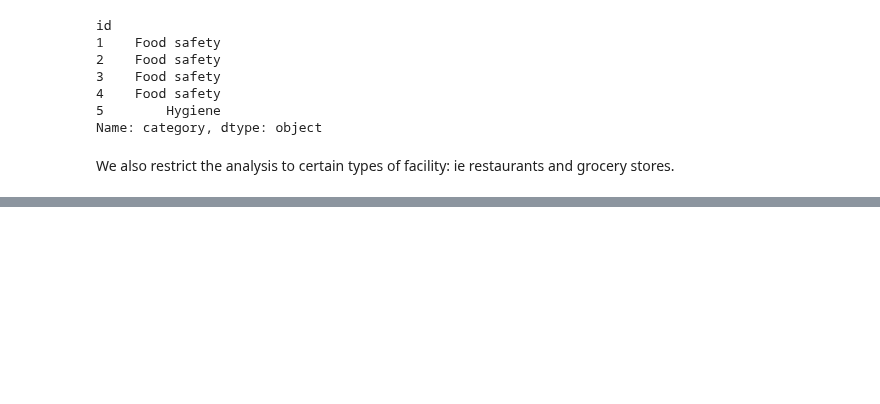
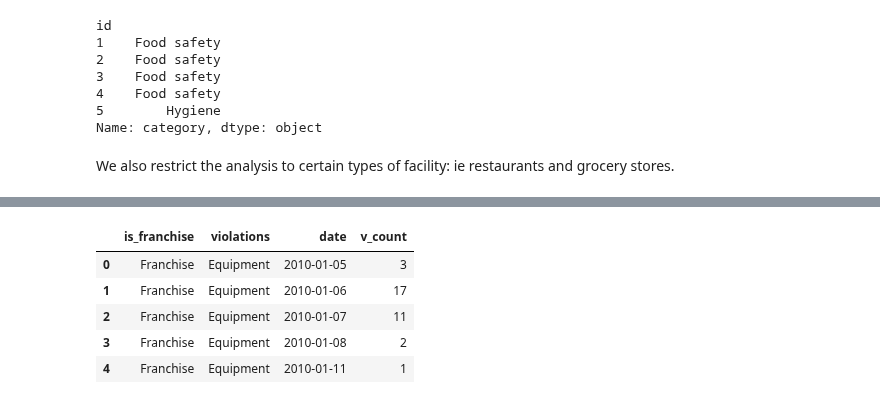
Before and after one commit to VodopaDev/CS401-Chicago-Crime-Analysis, a Jupyter notebook: violations_periodicity.ipynb, the cells around one changed output, grey strips where cells are left out. Cells and saved outputs as stored; diff of their text form; code cells hidden in the pictures; blank space fills up the shorter version.

```diff
--- a/violations_periodicity.ipynb
+++ b/violations_periodicity.ipynb
@@ -82,0 +127,13 @@ We can count inspections from the original dataset.
+# %%
+violation_categories_periodicity = exploded_violations.copy()
+violation_categories_periodicity = violation_categories_periodicity[['is_franchise', 'violations', 'date']]
+violation_categories_periodicity['v_count'] = 1
+violation_categories_periodicity = violation_categories_periodicity.groupby(by=['is_franchise', 'violations', 'date']).sum().reset_index()
+violation_categories_periodicity.head()
+# %% [output]
+|  | is_franchise | violations | date | v_count |
+| 0 | Franchise | Equipment | 2010-01-05 | 3 |
+| 1 | Franchise | Equipment | 2010-01-06 | 17 |
+| 2 | Franchise | Equipment | 2010-01-07 | 11 |
+| 3 | Franchise | Equipment | 2010-01-08 | 2 |
+| 4 | Franchise | Equipment | 2010-01-11 | 1 |
```
Also changed, not shown: parts of 28 cells of this notebook.
